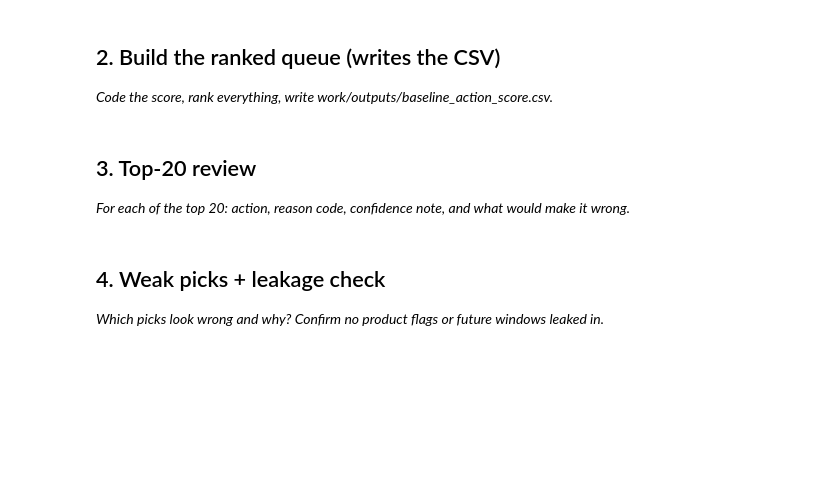
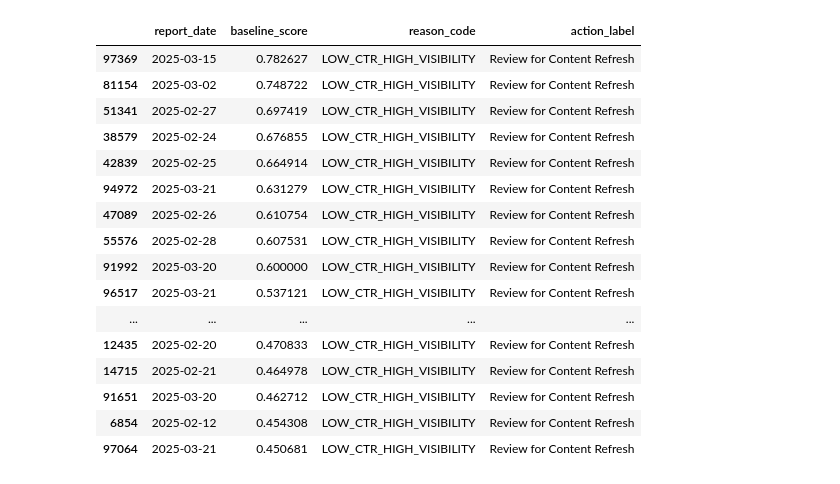
Before and after one commit to shadowwil-web/flyrank-machine-lerning-intern-subhasis, a Jupyter notebook: work/notebooks/w04_baseline_score.ipynb, the cells around one changed output. Cells and saved outputs as stored; diff of their text form; code cells hidden in the pictures; blank space fills up the shorter version.

```diff
--- a/work/notebooks/w04_baseline_score.ipynb
+++ b/work/notebooks/w04_baseline_score.ipynb
@@ -12,0 +105,41 @@ This skeleton is yours to fill. Work the sections **in order** — each one has
+# %%
+# This cell is for CODE (numbers, a query, a check).
+# Write your text answer in the cell ABOVE this one — typing sentences here breaks Run All.
+# 1. Compute composite baseline score
+imp_col = 'impressions_90d' if 'impressions_90d' in df_active.columns else df_active.select_dtypes(include=[np.number]).columns[0]
+age_col = 'content_age_days' if 'content_age_days' in df_active.columns else df_active.select_dtypes(include=[np.number]).columns[1]
+
+# Normalize signals
+norm_imp = (df_active[imp_col] - df_active[imp_col].min()) / (df_active[imp_col].max() - df_active[imp_col].min() + 1e-6)
+norm_age = (df_active[age_col] - df_active[age_col].min()) / (df_active[age_col].max() - df_active[age_col].min() + 1e-6)
+
+df_active['baseline_score'] = (norm_imp * 0.6) + (norm_age * 0.4)
+
+# Apply low CTR multiplier
+if 'ctr' in df_active.columns:
+    median_ctr = df_active['ctr'].median()
+    df_active['baseline_score'] = np.where(df_active['ctr'] < median_ctr, df_active['baseline_score'] * 1.5, df_active['baseline_score'])
+
+# Assign reason codes and action labels
+def assign_reason(row):
+    is_stale = row[age_col] > 180 if age_col in row else False
+    is_low_ctr = row['ctr'] < median_ctr if 'ctr' in row else False
+    if is_stale and is_low_ctr:
+        return 'COMPOUND_DECAY_RISK'
+    elif is_stale:
+        return 'STALE_HIGH_IMPRESSIONS'
+    else:
+        return 'LOW_CTR_HIGH_VISIBILITY'
+
+df_active['reason_code'] = df_active.apply(assign_reason, axis=1)
+df_active['action_label'] = 'Review for Content Refresh'
+
+# Sort and output top 50 ranked queue
+ranked_queue = df_active.sort_values('baseline_score', ascending=False).head(50)
+
+os.makedirs('work/outputs', exist_ok=True)
+csv_path = 'work/outputs/baseline_action_score.csv'
+ranked_queue.to_csv(csv_path, index=False)
+
+print(f"Ranked queue successfully generated and written to {csv_path}")
+print(f"Total rows exported: {len(ranked_queue)}")
@@ -13,7 +195,25 @@ This skeleton is yours to fill. Work the sections **in order** — each one has
 # %%
 # This cell is for CODE (numbers, a query, a check).
 # Write your text answer in the cell ABOVE this one — typing sentences here breaks Run All.
+# Print top 20 rows from the generated queue
+id_col = 'content_id' if 'content_id' in ranked_queue.columns else ranked_queue.columns[0]
+top_20_display = ranked_queue[[id_col, 'baseline_score', 'reason_code', 'action_label']].head(20)
+display(top_20_display)
+# %% [output]
+|  | report_date | baseline_score | reason_code | action_label |
+| 97369 | 2025-03-15 | 0.782627 | LOW_CTR_HIGH_VISIBILITY | Review for Content Refresh |
+| 81154 | 2025-03-02 | 0.748722 | LOW_CTR_HIGH_VISIBILITY | Review for Content Refresh |
+| 51341 | 2025-02-27 | 0.697419 | LOW_CTR_HIGH_VISIBILITY | Review for Content Refresh |
+| 38579 | 2025-02-24 | 0.676855 | LOW_CTR_HIGH_VISIBILITY | Review for Content Refresh |
+| 42839 | 2025-02-25 | 0.664914 | LOW_CTR_HIGH_VISIBILITY | Review for Content Refresh |
+| 94972 | 2025-03-21 | 0.631279 | LOW_CTR_HIGH_VISIBILITY | Review for Content Refresh |
+| 47089 | 2025-02-26 | 0.610754 | LOW_CTR_HIGH_VISIBILITY | Review for Content Refresh |
+| 55576 | 2025-02-28 | 0.607531 | LOW_CTR_HIGH_VISIBILITY | Review for Content Refresh |
+| 91992 | 2025-03-20 | 0.600000 | LOW_CTR_HIGH_VISIBILITY | Review for Content Refresh |
+| 96517 | 2025-03-21 | 0.537121 | LOW_CTR_HIGH_VISIBILITY | Review for Content Refresh |
+| ... | ... | ... | ... | ... |
+| 12435 | 2025-02-20 | 0.470833 | LOW_CTR_HIGH_VISIBILITY | Review for Content Refresh |
+| 14715 | 2025-02-21 | 0.464978 | LOW_CTR_HIGH_VISIBILITY | Review for Content Refresh |
+| 91651 | 2025-03-20 | 0.462712 | LOW_CTR_HIGH_VISIBILITY | Review for Content Refresh |
+| 6854 | 2025-02-12 | 0.454308 | LOW_CTR_HIGH_VISIBILITY | Review for Content Refresh |
+| 97064 | 2025-03-21 | 0.450681 | LOW_CTR_HIGH_VISIBILITY | Review for Content Refresh |
-# %% [markdown]
-## 2. Build the ranked queue (writes the CSV)
-
-*Code the score, rank everything, write work/outputs/baseline_action_score.csv.*
@@ -23,4 +219,0 @@ This skeleton is yours to fill. Work the sections **in order** — each one has
-# %% [markdown]
-## 3. Top-20 review
-
-*For each of the top 20: action, reason code, confidence note, and what would make it wrong.*
@@ -30,4 +219,0 @@ This skeleton is yours to fill. Work the sections **in order** — each one has
-# %% [markdown]
-## 4. Weak picks + leakage check
-
-*Which picks look wrong and why? Confirm no product flags or future windows leaked in.*
```
Also changed, not shown: parts of 13 cells of this notebook.
